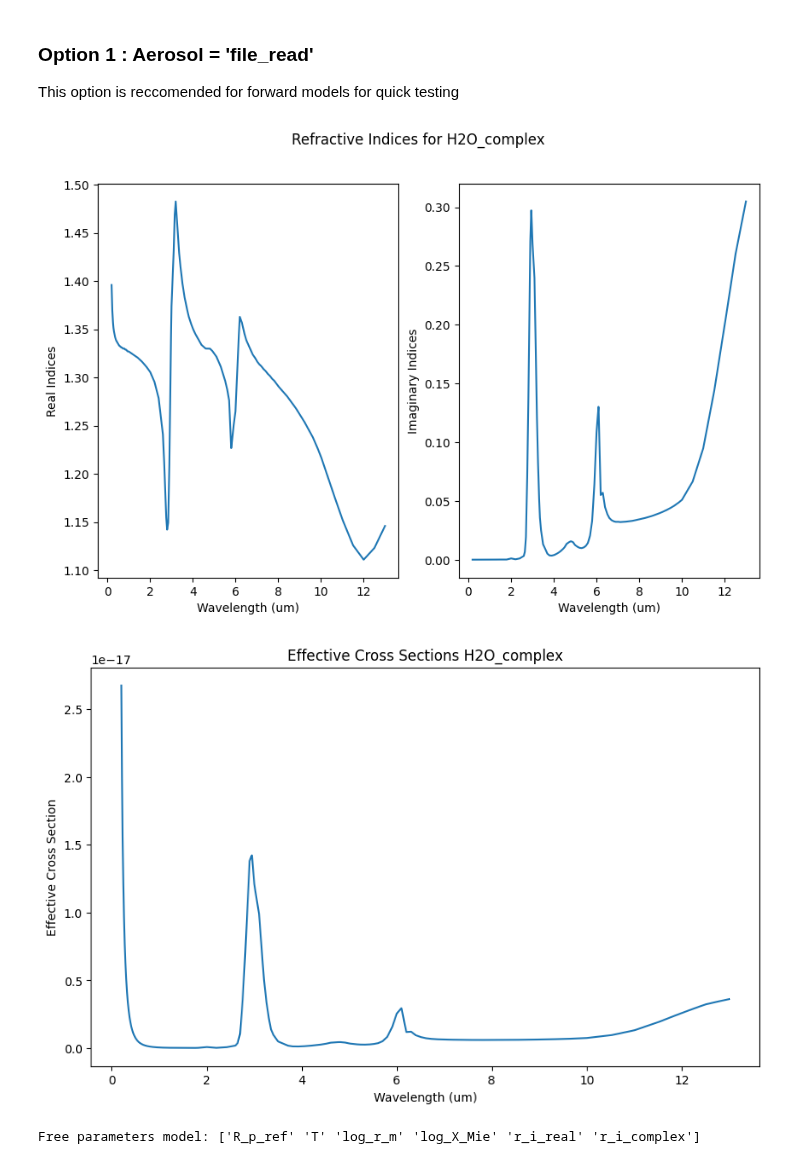
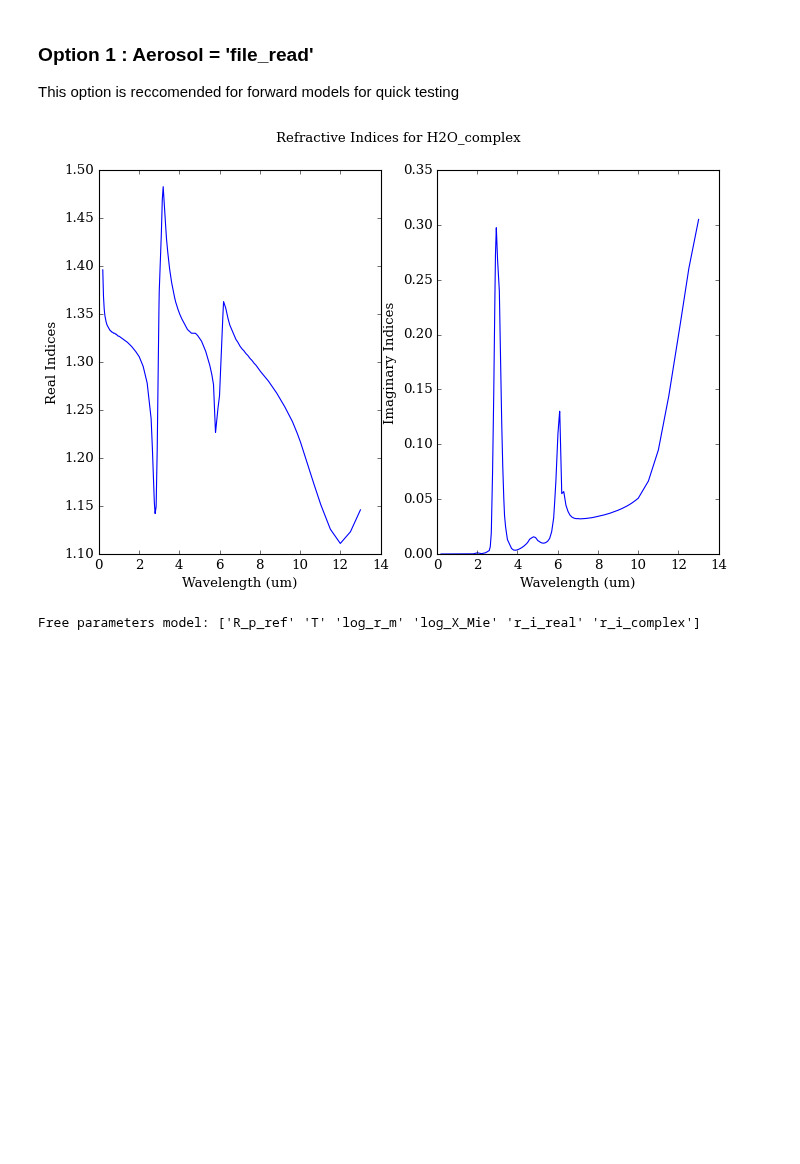
Before and after one commit to MartianColonist/POSEIDON, a Jupyter notebook: docs/content/notebooks/Mie Tutorial/Mie Tutorial.ipynb, the cells around one changed output. Drawn from its saved outputs; the diff is of its cells as text; code cells hidden in the pictures; blank space fills up the shorter version.

```diff
--- a/docs/content/notebooks/Mie Tutorial/Mie Tutorial.ipynb
+++ b/docs/content/notebooks/Mie Tutorial/Mie Tutorial.ipynb
@@ -452,29 +452,29 @@ This option is reccomended for forward models for quick testing
 # %%
 from POSEIDON.clouds_make_database import plot_refractive_indices_from_file, plot_effective_cross_section_from_file
 import numpy as np
+from scipy.interpolate import interp1d
 
 # First, lets check how the cross sections that our own file : 'H2O_complex.txt' makes
 file_name = './H2O_complex.txt'
 
 # Plotting the refractive indices
 plot_refractive_indices_from_file(wl, file_name)
 
 # Plotting the cross section from LX_MIE
 r_m = 0.01 # mean particle size
 
-plot_effective_cross_section_from_file(wl, r_m, file_name)
+#plot_effective_cross_section_from_file(wl, r_m, file_name)
 
 # By the way, if you want acess to the calculated cross sections (for any reason)
 # Run the following commented lines
 # from POSEIDON.clouds_make_database import load_refractive_indices_from_file, precompute_cross_sections_from_indices
 # real_indices, imaginary_indices = load_refractive_indices_from_file(wl,file_name)
 # wl_min = np.min(wl)
 # wl_max = np.max(wl)
 # wl_Mie = wl_grid_constant_R(wl_min, wl_max, 1000)
 # eff_cross_section = precompute_cross_sections_from_indices(wl_Mie,r_i_real,r_i_complex, r_m)
 # %% [output]
-[figure, old version]
+[figure, new version]
-[figure, removed]
 # %%
 from POSEIDON.core import define_model
 
```
Also changed, not shown: parts of 7 cells of this notebook, 6 other files.
